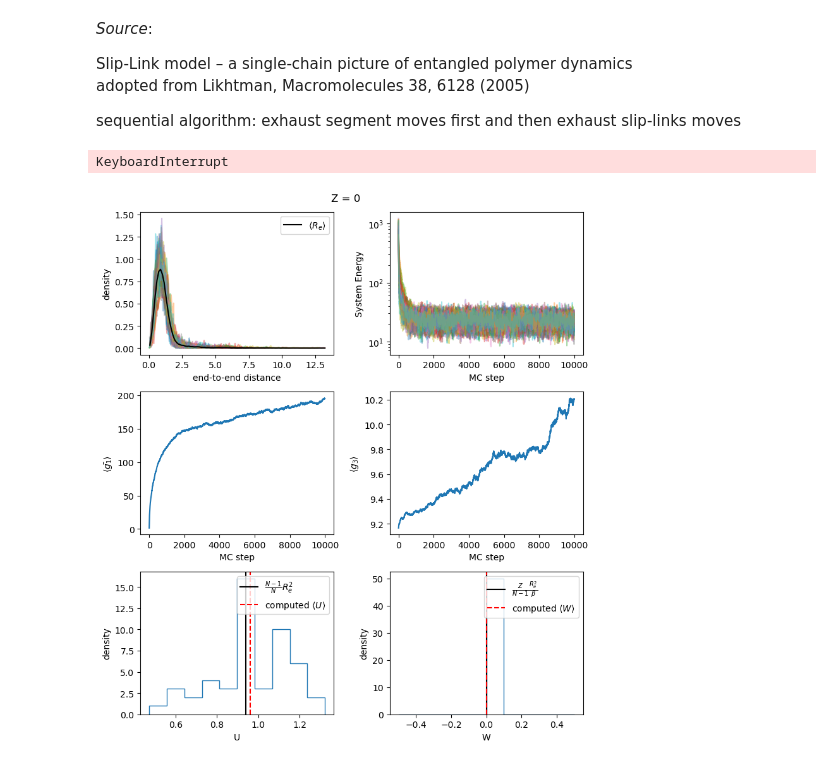
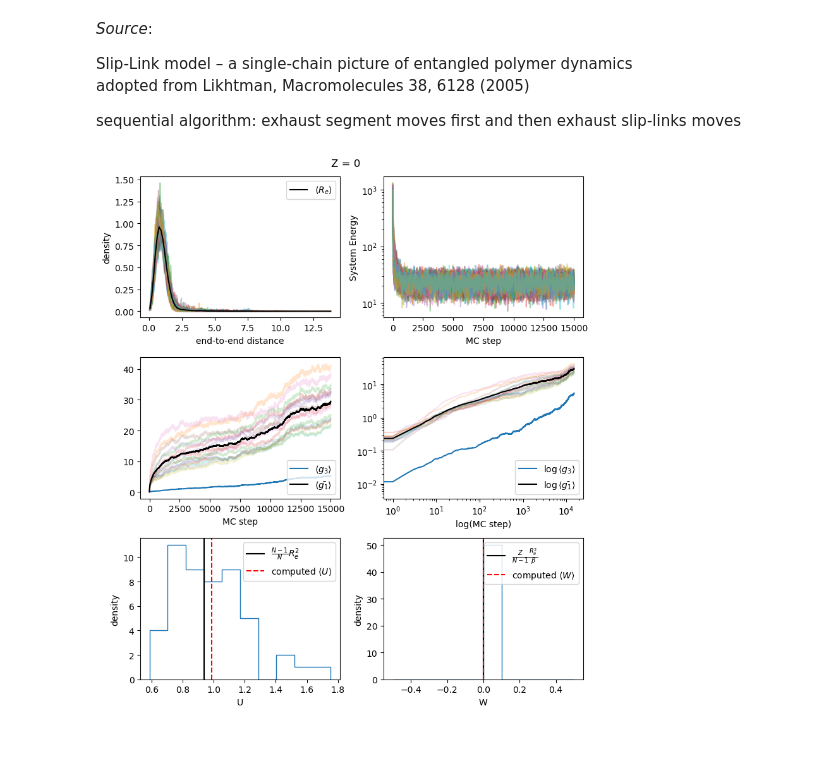
Before and after one commit to vchirag/notes, a Jupyter notebook: polymer_physics/codes/notebooks/tut6.ipynb, the cells around one changed output. Drawn from its saved outputs; the diff is of its cells as text; code cells hidden in the pictures.

```diff
--- a/polymer_physics/codes/notebooks/tut6.ipynb
+++ b/polymer_physics/codes/notebooks/tut6.ipynb
@@ -253,7 +253,7 @@ H_accumulated_all = [] # stores the accumulated energy per move acceptance for e
 g3_all = []
 g1_all = []
 
-for realization in tqdm(range(N_realizations)):
+for realization in (range(N_realizations)):
 
     # Initialize the system
     positions_segments, positions_anchors, anchor, attach = initialize(N, Z)
@@ -278,7 +278,7 @@ for realization in tqdm(range(N_realizations)):
 
     H_accumulated = 0
 
-    for step in (range(N_steps)):
+    for step in tqdm(range(N_steps), desc=f"realization {realization}"):
         # if step%100 == 0:
         #     plotter(positions_segments, anchor, positions_anchors, step)
 
@@ -296,10 +296,17 @@ for realization in tqdm(range(N_realizations)):
         # print(attach)
         # print(current_attachment, proposal_attachment)
         # print(f"step {step}")
-        X = np.mean(positions_segments) # position of COM at the current step
 
-        g1.append(np.mean((np.linalg.norm(positions_segments-r0)**2))) # average of msd of all the segments
+        X = np.mean(positions_segments, axis=0) # position of COM at the current step
         g3.append(np.linalg.norm(X-X0)**2)
+
+        g1_temp = np.linalg.norm((X-X0) + (positions_segments-r0), axis=1)**2
+        # g1_temp = np.linalg.norm((positions_segments-r0), axis=1)
+
+        g1.append(g1_temp)
+        # g1_temp = np.linalg.norm(X-X0 + positions_segments-r0)**2
+        # g1.append(g1_temp)
+        # g1.append(np.mean((np.linalg.norm(positions_segments-r0)**2))) # average of msd of all the segments
 
         R.append(np.linalg.norm(positions_segments[-1]-positions_segments[0]))
         E.append(hamiltonian(positions_segments, positions_anchors, anchor))
@@ -321,8 +328,6 @@ for realization in tqdm(range(N_realizations)):
     # print("Final")
     # print(f"Bonded energy {bonded_energy(positions_segments):.2f}, Slip-Spring energy {slipSpring_energy(positions_segments, positions_anchors, anchor):.2f}")
     # print(f"Total energy {hamiltonian(positions_segments, positions_anchors, anchor):.2f}")
-# %% [output]
-KeyboardInterrupt
 # %%
 fig, ax = plt.subplots(3, 2, figsize = (8, 9))
 
@@ -343,39 +348,51 @@ for E in E_all:
     ax[0, 1].set_xlabel("MC step")
     ax[0, 1].set_ylabel("System Energy")
 ax[0, 1].set_yscale("log")
 
-ax[1, 0].plot(range(N_steps), np.mean(g1_all, axis=0))
+
+
+ax[1, 0].plot(range(N_steps), np.mean(g3_all, axis=0), label=r"$\langle g_3 \rangle$")
+for bead in range(N):
+    ax[1, 0].plot(range(N_steps), np.mean(g1_all, axis=0)[:, bead], alpha=0.2)
+ax[1, 0].plot(range(N_steps), np.mean(np.mean(g1_all, axis=0), axis=1), color="k", label=r"$\langle \bar{g_1} \rangle$")
 ax[1, 0].set_xlabel("MC step")
-ax[1, 0].set_ylabel(r"$\langle \bar{g_1} \rangle$")
+ax[1, 0].legend(loc="lower right")
 
-ax[1, 1].plot(range(N_steps), np.mean(g3_all, axis=0))
-ax[1, 1].set_xlabel("MC step")
-ax[1, 1].set_ylabel(r"$\langle g_3 \rangle$")
+
+ax[1, 1].plot(range(N_steps), np.mean(g3_all, axis=0), label=r"$\log\langle g_3 \rangle$")
+for bead in range(N):
+    ax[1, 1].plot(range(N_steps), np.mean(g1_all, axis=0)[:, bead], alpha=0.2)
+ax[1, 1].plot(range(N_steps), np.mean(np.mean(g1_all, axis=0), axis=1), color="k", label=r"$\log \langle \bar{g_1} \rangle$")
+ax[1, 1].set_xlabel("log(MC step)")
+ax[1, 1].legend(loc="lower right")
+ax[1, 1].set_xscale("log")
+ax[1, 1].set_yscale("log")
+
 
 U_fi = []
 for U in U_all:
     U_fi.append(U[1])
 ax[2, 0].hist(U_fi, histtype="step", bins=10)
 ax[2, 0].axvline(Re**2*(N-1)/N, color="k", label=r"$\frac{N-1}{N}R_e^2$")
 ax[2, 0].axvline(np.mean(U_fi), color="r", linestyle = "--", label=r"computed $\langle U \rangle$")
 ax[2, 0].set_xlabel("U")
 ax[2, 0].set_ylabel("density")
 ax[2, 0].legend(loc="upper right")
 
 W_fi = []
 for W in W_all:
     W_fi.append(W[1])
 ax[2, 1].hist(W_fi, histtype="step", bins=10)
 ax[2, 1].axvline(Re**2*Z/((N-1)*beta), color="k", label=r"$\frac{Z}{N-1}\frac{R_e^2}{\beta}$")
 ax[2, 1].axvline(np.mean(W_fi), color="r", linestyle = "--", label=r"computed $\langle W \rangle$")
 ax[2, 1].set_xlabel("W")
 ax[2, 1].set_ylabel("density")
 ax[2, 1].legend(loc="upper right")
 
 fig.suptitle("Z = 0")
 fig.tight_layout()
 # %% [output]
-[figure, old version]
+[figure, new version]
 # %%
 ###################
 # Limit Z = N//4
```
Also changed, not shown: parts of 4 cells of this notebook.
